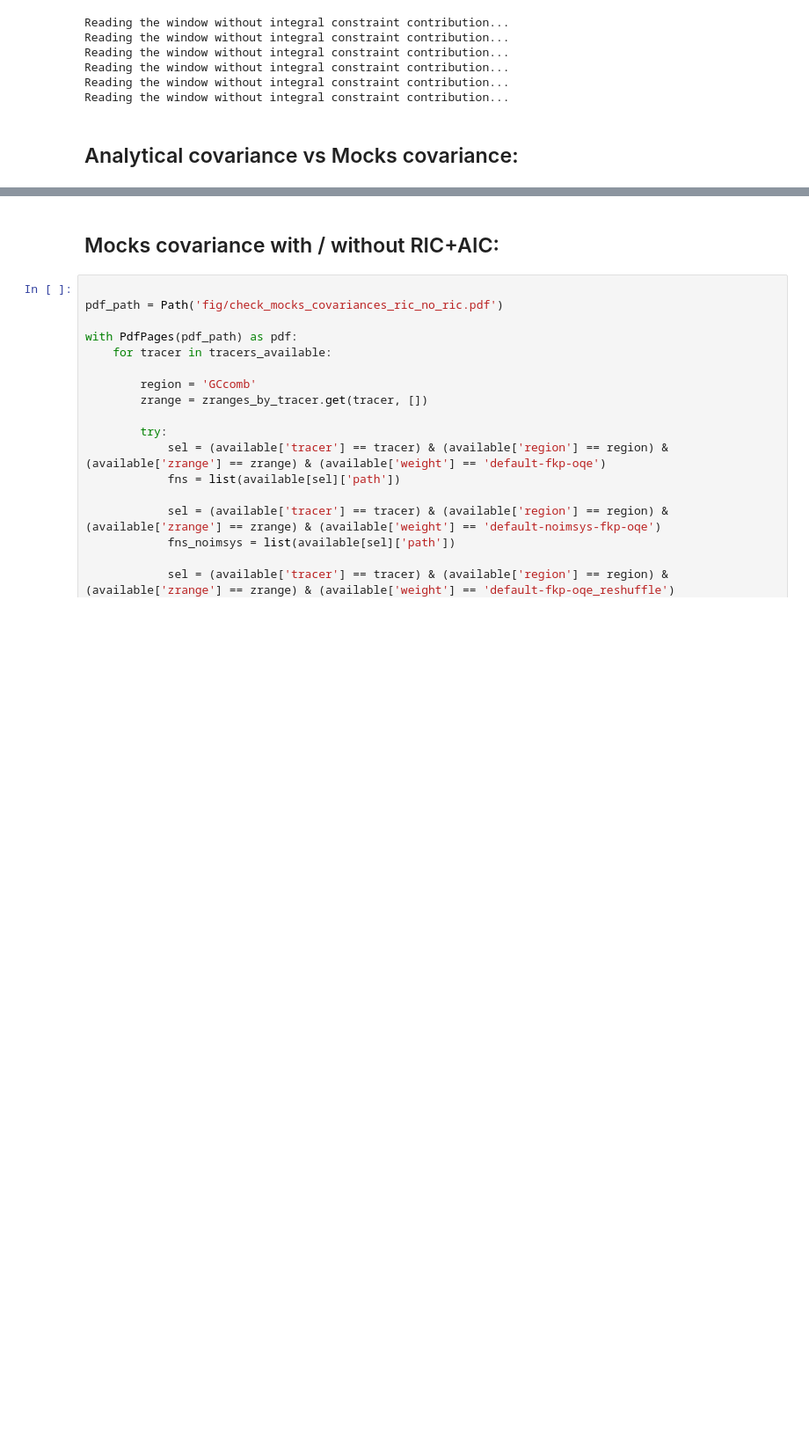
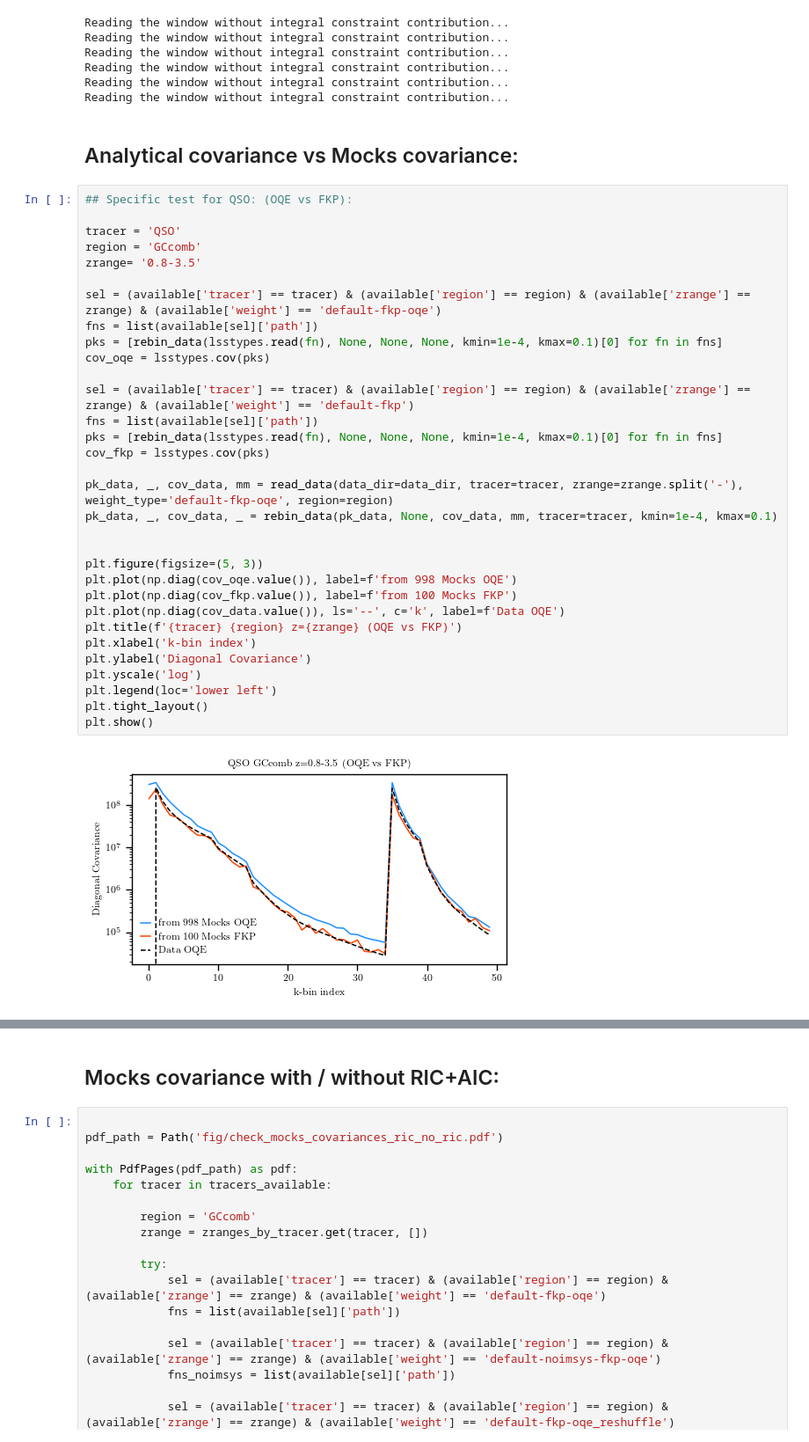
Before and after one commit to AlbertoRosado1/cai-dr2-clustering-products, a Jupyter notebook: local_png/check_mocks.ipynb, the cells around one changed output, grey strips where cells are left out. Shown at 88% size. Saved outputs shown, nothing was run; the diff lists cells and outputs as text; blank space fills up the shorter version.

```diff
--- a/local_png/check_mocks.ipynb
+++ b/local_png/check_mocks.ipynb
@@ -318,4 +324,38 @@ Reading the window without integral constraint contribution...
 Reading the window without integral constraint contribution...
 # %% [markdown]
 ## Analytical covariance vs Mocks covariance:
+# %%
+## Specific test for QSO: (OQE vs FKP):
+
+tracer = 'QSO'
+region = 'GCcomb'
+zrange= '0.8-3.5'
+
+sel = (available['tracer'] == tracer) & (available['region'] == region) & (available['zrange'] == zrange) & (available['weight'] == 'default-fkp-oqe')
+fns = list(available[sel]['path'])
+pks = [rebin_data(lsstypes.read(fn), None, None, None, kmin=1e-4, kmax=0.1)[0] for fn in fns]
+cov_oqe = lsstypes.cov(pks)
+
+sel = (available['tracer'] == tracer) & (available['region'] == region) & (available['zrange'] == zrange) & (available['weight'] == 'default-fkp')
+fns = list(available[sel]['path'])
+pks = [rebin_data(lsstypes.read(fn), None, None, None, kmin=1e-4, kmax=0.1)[0] for fn in fns]
+cov_fkp = lsstypes.cov(pks)
+
+pk_data, _, cov_data, mm = read_data(data_dir=data_dir, tracer=tracer, zrange=zrange.split('-'), weight_type='default-fkp-oqe', region=region)
+pk_data, _, cov_data, _ = rebin_data(pk_data, None, cov_data, mm, tracer=tracer, kmin=1e-4, kmax=0.1)
+
+
+plt.figure(figsize=(5, 3))
+plt.plot(np.diag(cov_oqe.value()), label=f'from 998 Mocks OQE')
+plt.plot(np.diag(cov_fkp.value()), label=f'from 100 Mocks FKP')
+plt.plot(np.diag(cov_data.value()), ls='--', c='k', label=f'Data OQE')
+plt.title(f'{tracer} {region} z={zrange} (OQE vs FKP)')
+plt.xlabel('k-bin index')
+plt.ylabel('Diagonal Covariance')
+plt.yscale('log')
+plt.legend(loc='lower left')
+plt.tight_layout()
+plt.show()
+# %% [output]
+[figure, added]
 # %%
```
Also changed, not shown: parts of 7 cells of this notebook, 1 other file.
